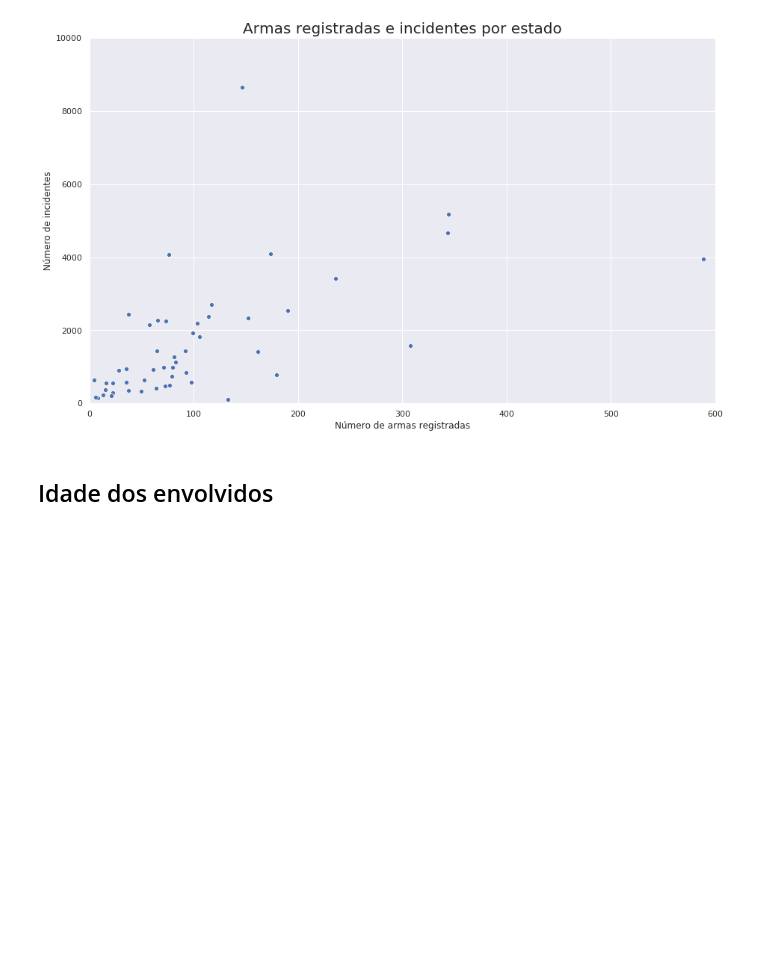
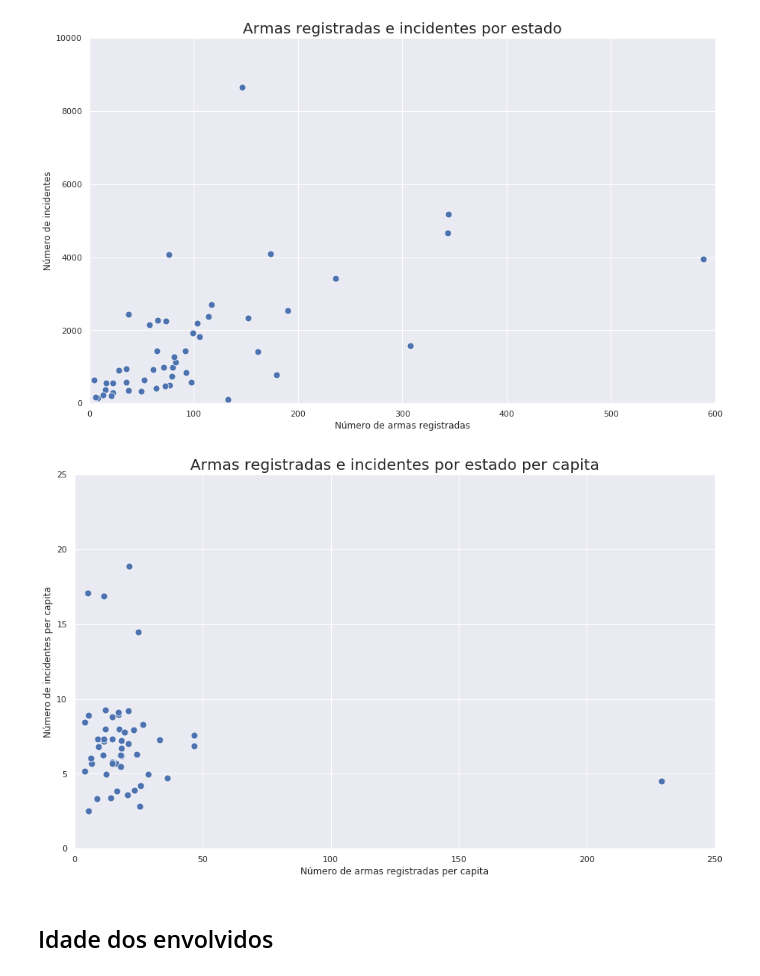
Before and after one commit to PedroPrisxzma/DataScience-Project, a Jupyter notebook: notebooks/Exploratory_Analysis.ipynb, the cells around one changed output. Saved outputs shown, nothing was run; the diff lists cells and outputs as text; code cells hidden in the pictures; blank space fills up the shorter version.

```diff
--- a/notebooks/Exploratory_Analysis.ipynb
+++ b/notebooks/Exploratory_Analysis.ipynb
@@ -375,6 +375,19 @@ plt.ylabel('Número de incidentes')
 plt.show()
 # %% [output]
 [figure]
+# %%
+ax = sns.scatterplot(x='guns_per_capita', y='incidents_per_capita', data=states, s=80)
+ax.set(ylim=(0, 25), xlim=(0,250))
+# Título do plot
+plt.title("Armas registradas e incidentes por estado per capita", fontsize=20)
+# Nome do eixo x
+plt.xlabel('Número de armas registradas per capita')
+# Nome do eixo y
+plt.ylabel('Número de incidentes per capita')
+
+plt.show()
+# %% [output]
+[figure, added]
 # %% [markdown]
 ## Idade dos envolvidos
 # %%
```
Also changed, not shown: parts of 1 cell of this notebook.
